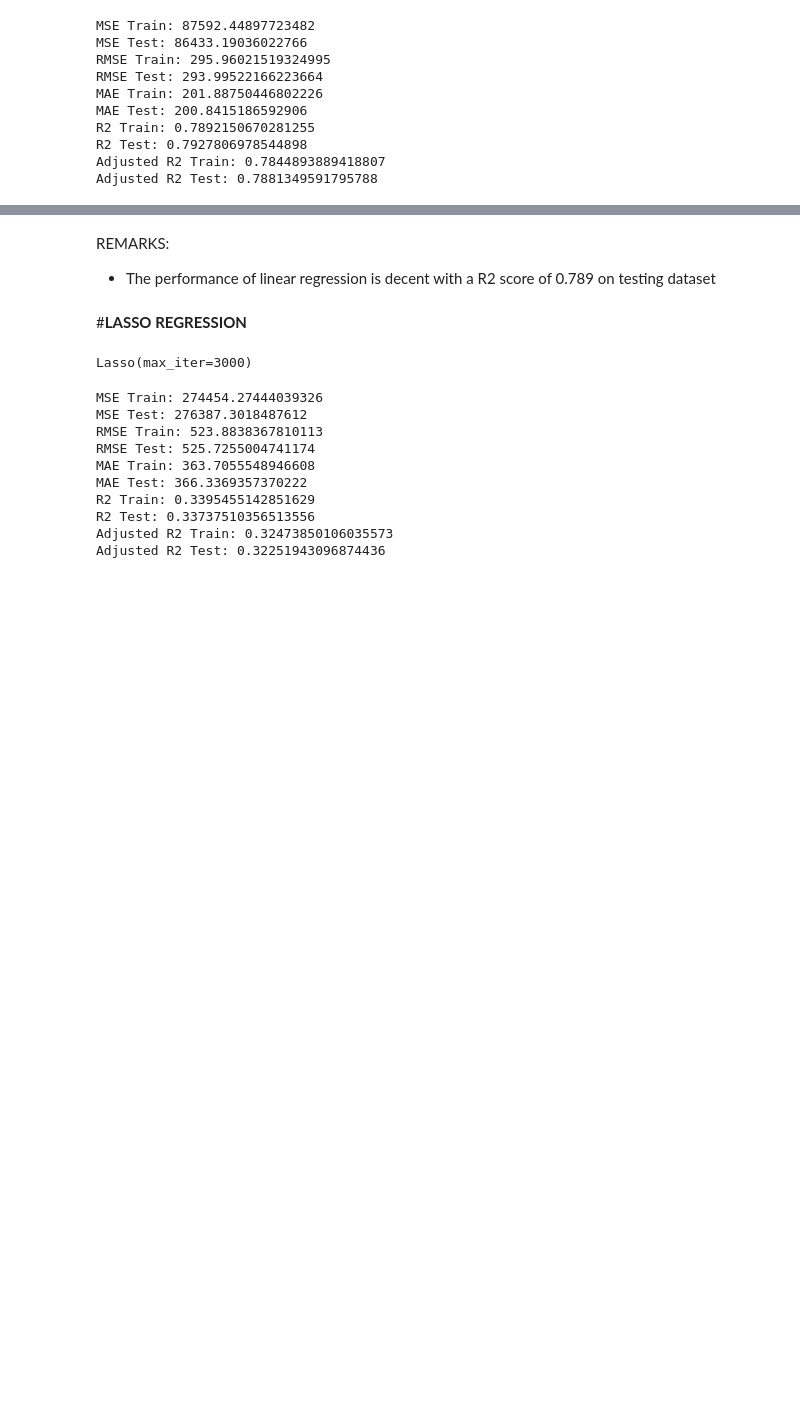
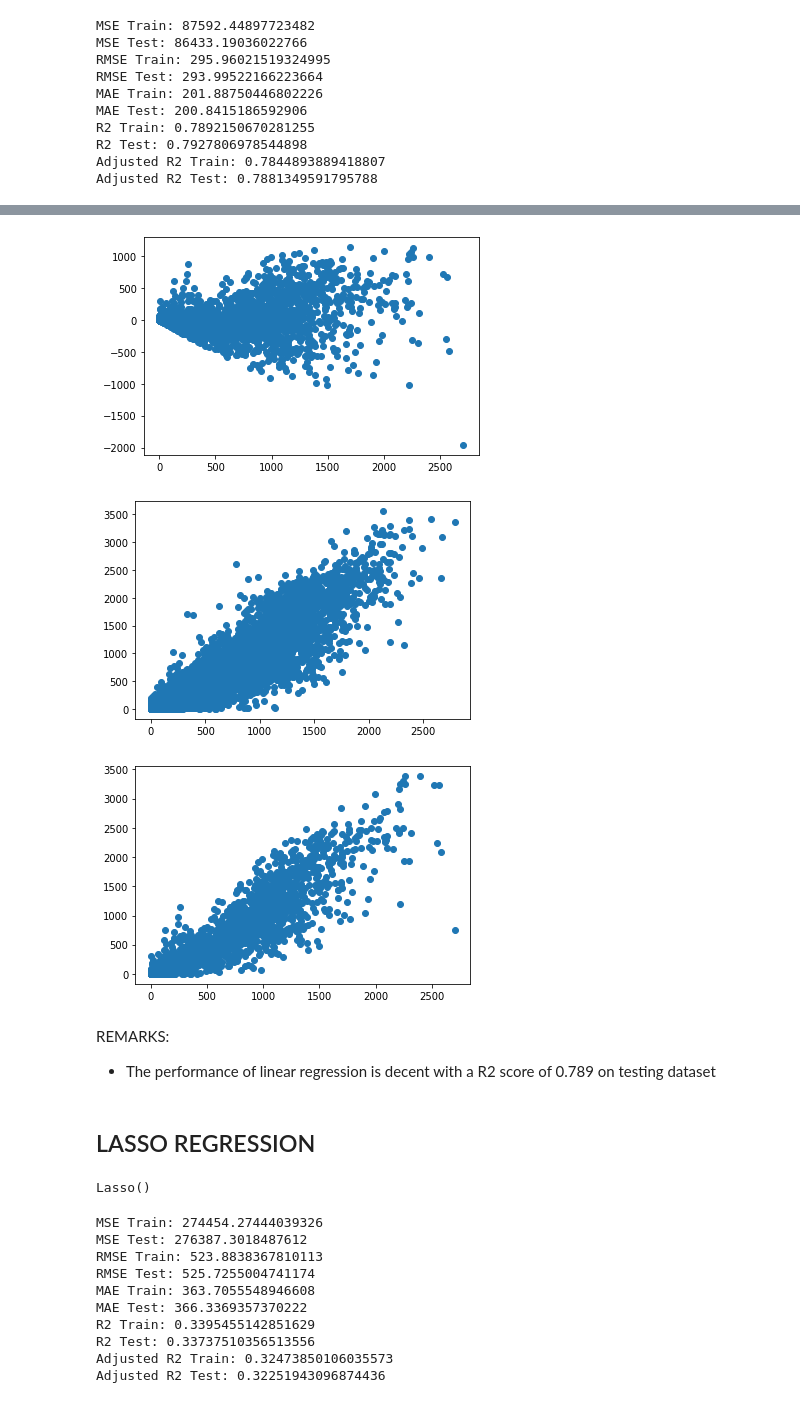
Before and after one commit to Rochakr4/Bike-Sharing-Demand-Prediction---Capstone-Project, a Jupyter notebook: Bike_Sharing_Demand_Prediction_Capstone_Project.ipynb, the cells around one changed output, grey strips where cells are left out. Saved outputs shown, nothing was run; the diff lists cells and outputs as text; code cells hidden in the pictures; blank space fills up the shorter version.

```diff
--- a/Bike_Sharing_Demand_Prediction_Capstone_Project.ipynb
+++ b/Bike_Sharing_Demand_Prediction_Capstone_Project.ipynb
@@ -703,19 +709,32 @@ predvsactual.show()
 # %% [output]
 [interactive output not drawn]
 [interactive output not drawn]
+# %%
+#Heteroscadacity
+plt.scatter((y_pred_test**2),(y_test**2-y_pred_test**2))
+plt.show()
+#Y predicted vs actual
+plt.scatter((y_pred_train**2),(y_train**2))
+plt.show()
+plt.scatter((y_pred_test**2),(y_test**2))
+plt.show()
+# %% [output]
+[figure, added]
+[figure, added]
+[figure, added]
 # %% [markdown]
 REMARKS:
 
 *   The performance of linear regression is decent with a R2 score of 0.789 on testing dataset
 # %% [markdown]
-#**LASSO REGRESSION**
+## LASSO REGRESSION
 # %%
 #Initialising lasso regularization regression
-lasso = Lasso(alpha=1.0, max_iter=3000)
+lasso = Lasso()
 # Fit the Lasso model
 lasso.fit(X_train, y_train)
 # %% [output]
-Lasso(max_iter=3000)
+Lasso()
 # %%
 #Predicting y values for testing and training dataset
 y_pred_train_lasso=lasso.predict(X_train)
```
Also changed, not shown: parts of 126 cells of this notebook.
